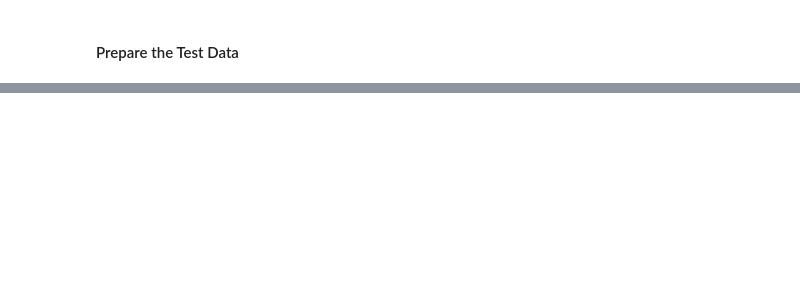
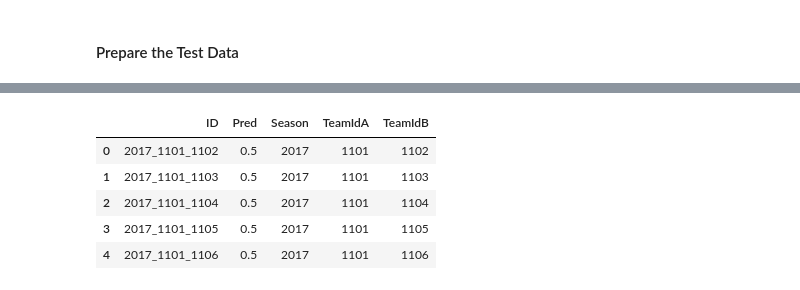
Before and after one commit to aaronpetryio/random, a Jupyter notebook: mmlm_model1.ipynb, the cells around one changed output, grey strips where cells are left out. Saved outputs shown, nothing was run; the diff lists cells and outputs as text; code cells hidden in the pictures; blank space fills up the shorter version.

```diff
--- a/mmlm_model1.ipynb
+++ b/mmlm_model1.ipynb
@@ -341,0 +369,9 @@ df.head()
+# %%
+df_test.head()
+# %% [output]
+|  | ID | Pred | Season | TeamIdA | TeamIdB |
+| 0 | 2017_1101_1102 | 0.5 | 2017 | 1101 | 1102 |
+| 1 | 2017_1101_1103 | 0.5 | 2017 | 1101 | 1103 |
+| 2 | 2017_1101_1104 | 0.5 | 2017 | 1101 | 1104 |
+| 3 | 2017_1101_1105 | 0.5 | 2017 | 1101 | 1105 |
+| 4 | 2017_1101_1106 | 0.5 | 2017 | 1101 | 1106 |
```
Also changed, not shown: parts of 30 cells of this notebook.
